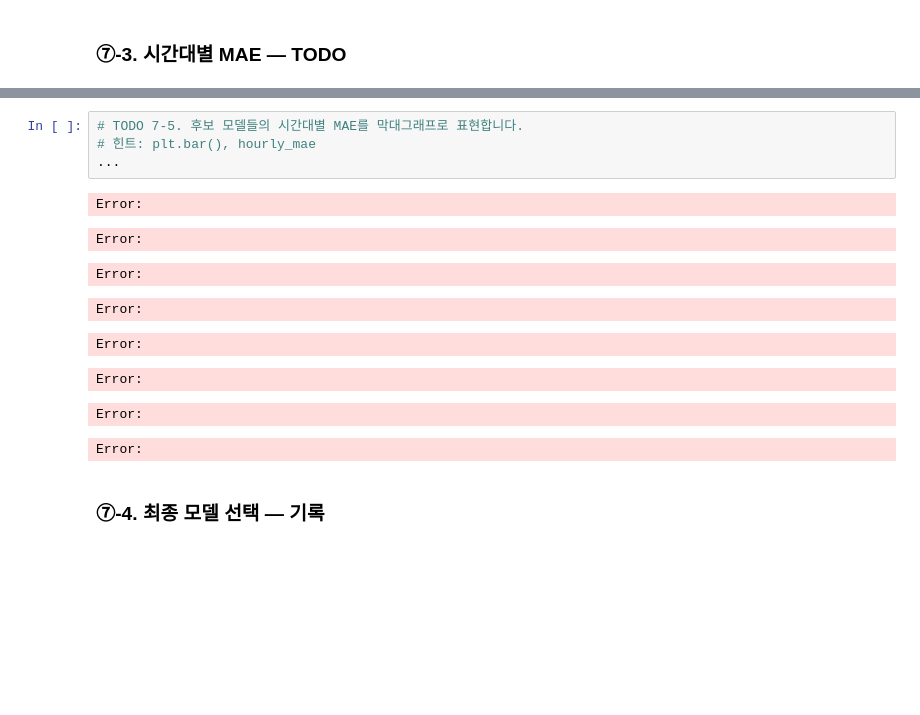
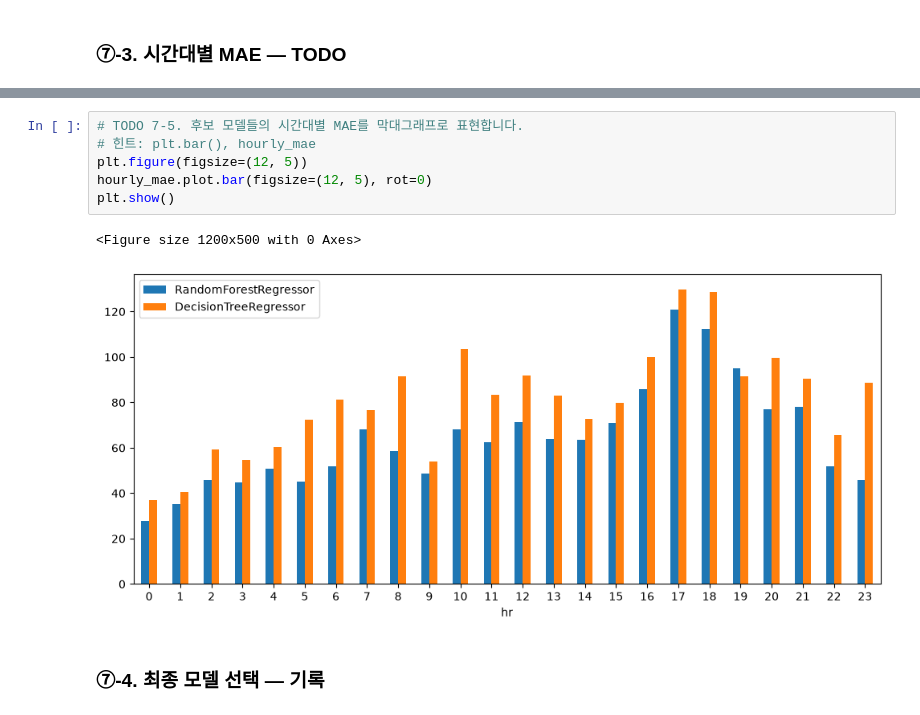
Before and after one commit to kingkingpo/ai-mini-projects, a Jupyter notebook: mini-project-01/code/01_regression_bike_demand.ipynb, the cells around one changed output, grey strips where cells are left out. Drawn from its saved outputs; the diff is of its cells as text; blank space fills up the shorter version.

```diff
--- a/mini-project-01/code/01_regression_bike_demand.ipynb
+++ b/mini-project-01/code/01_regression_bike_demand.ipynb
@@ -717,16 +766,12 @@ Error:
 # %%
 # TODO 7-5. 후보 모델들의 시간대별 MAE를 막대그래프로 표현합니다.
 # 힌트: plt.bar(), hourly_mae
-...
+plt.figure(figsize=(12, 5))
+hourly_mae.plot.bar(figsize=(12, 5), rot=0)
+plt.show()
 # %% [output]
-Error:
+<Figure size 1200x500 with 0 Axes>
-Error:
-Error:
-Error:
-Error:
-Error:
-Error:
-Error:
+[figure, added]
 # %% [markdown]
 ### ⑦-4. 최종 모델 선택 — 기록
 # %%
```
Also changed, not shown: parts of 19 cells of this notebook.
